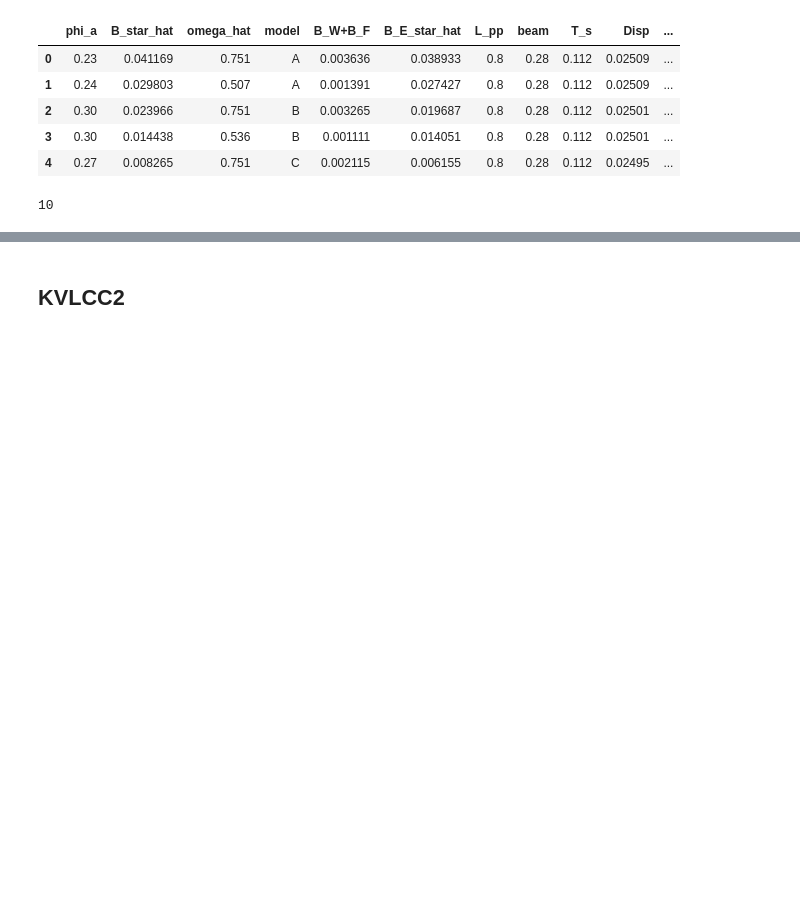
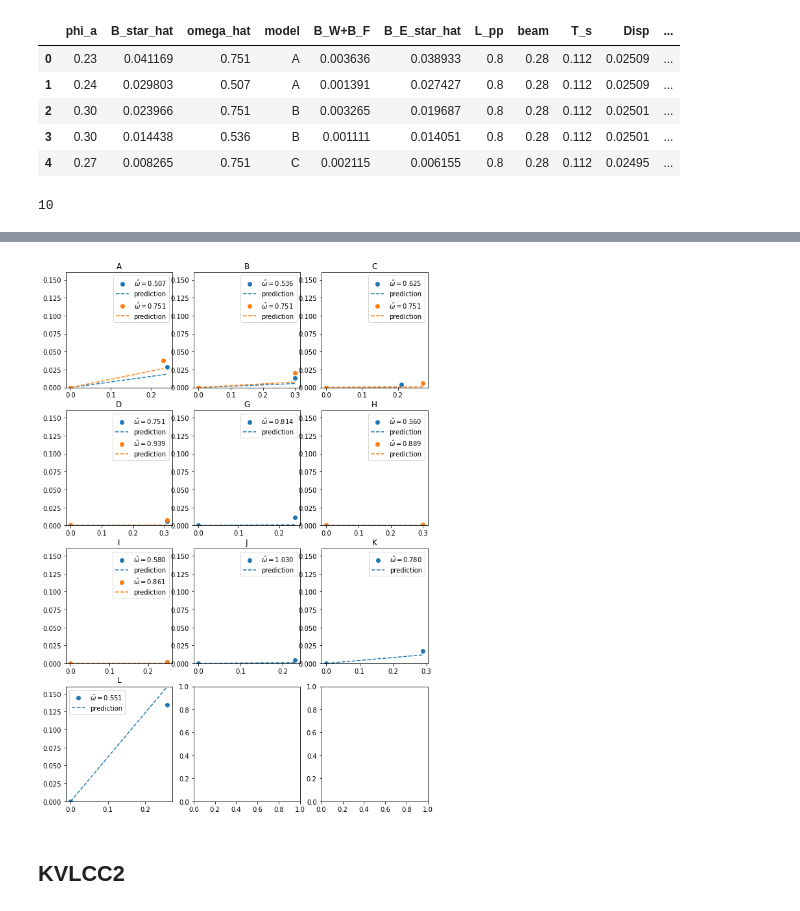
Before and after one commit to martinlarsalbert/Prediction-of-roll-motion-using-fully-nonlinear-potential-flow-and-Ikedas-method, a Jupyter notebook: reports/ISOPE_outline/00.5_ikeda_eddy_regression.ipynb, the cells around one changed output, grey strips where cells are left out. Cells and saved outputs as stored; diff of their text form; code cells hidden in the pictures; blank space fills up the shorter version.

```diff
--- a/reports/ISOPE_outline/00.5_ikeda_eddy_regression.ipynb
+++ b/reports/ISOPE_outline/00.5_ikeda_eddy_regression.ipynb
@@ -363,3 +371,17 @@ plot()
+# %%
+data2 = df_ikeda_sections.copy()
+# %%
+ra = 1000
+data2['C_r'] = ikeda_naked.calculate_C_r(bwl=data2.beam,
+                          a_1=data2.a_1, a_3=data2.a_3, sigma=data2.sigma,
+                                              H0=data2.H0, d=data2['T_s'], OG=0,
+                          R=data2.R, ra=ra)
+
+data2['B_E0_HAT'] = run(lambda_B_E0_hat, data2)
+data2['B_E_star_hat'] = run(lambda_B_E_star_hat, data2)
+plot(data2)
+# %% [output]
+[figure, added]
 # %% [markdown]
 ## KVLCC2
 # %%
```
Also changed, not shown: parts of 19 cells of this notebook, 5 other files.
